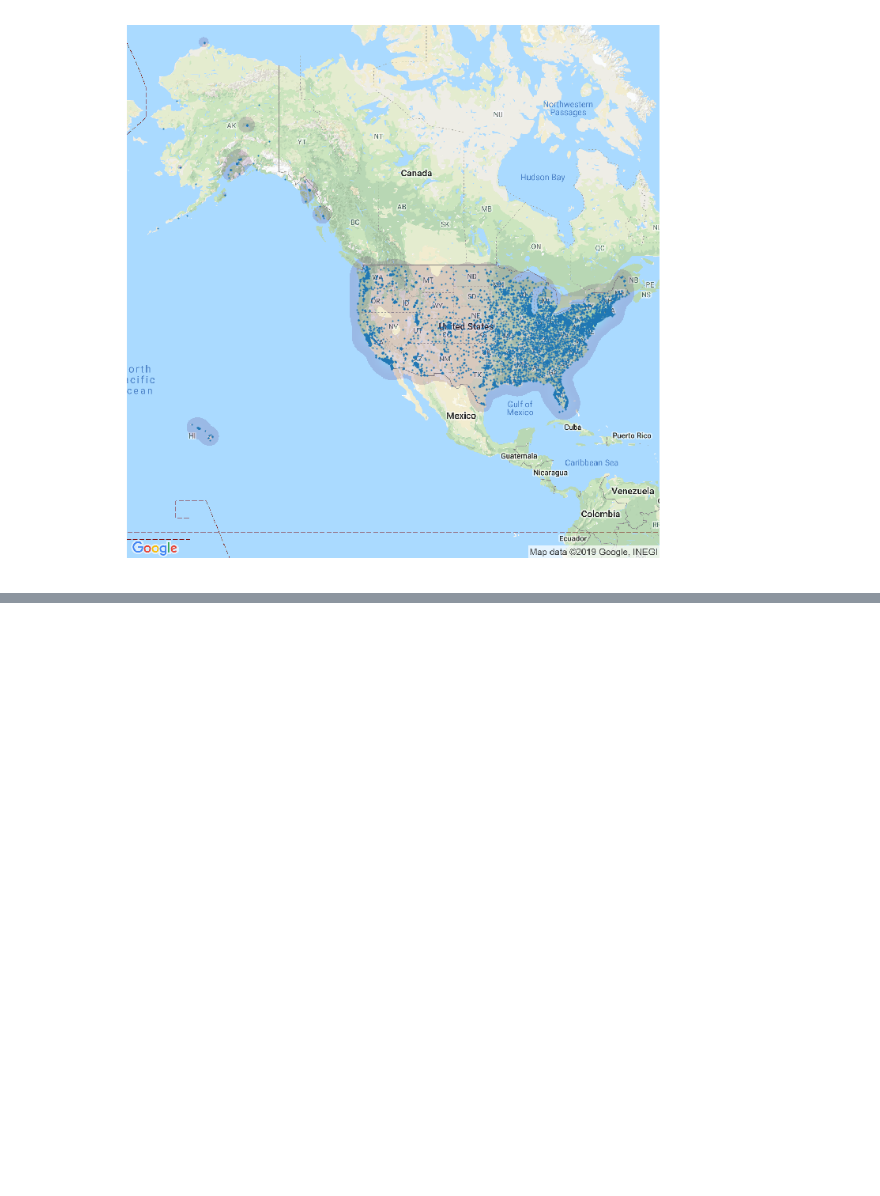
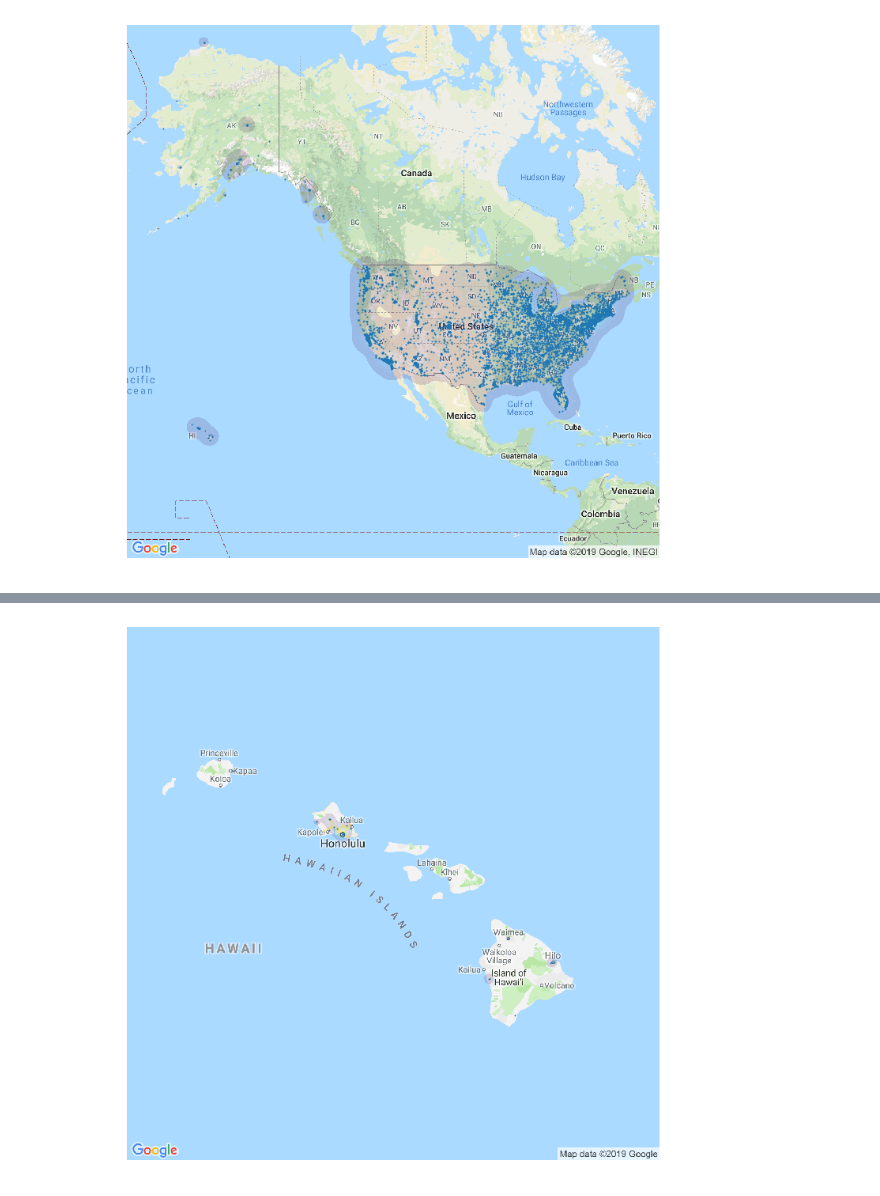
Before and after one commit to aeclaman/Project1, a Jupyter notebook: facility_test.ipynb, the cells around one changed output, grey strips where cells are left out. Saved outputs shown, nothing was run; the diff lists cells and outputs as text; code cells hidden in the pictures; blank space fills up the shorter version.

```diff
--- a/facility_test.ipynb
+++ b/facility_test.ipynb
@@ -34,0 +42,3 @@ mplt.density_plot(location['latitude'], location['longitude'])
+# %%
+I_dontknow =facilities_df[(facilities_df["state"]== "HI")&(facilities_df["state"]!= "AK")]
+I_dontknow.head()
@@ -34,0 +52,4 @@ mplt.density_plot(location['latitude'], location['longitude'])
+# %%
+mplt.density_plot(I_dontknow['latitude'] ,I_dontknow['longitude'])
+# %% [output]
+[figure, added]
```
Also changed, not shown: parts of 6 cells of this notebook, 5 other files.
